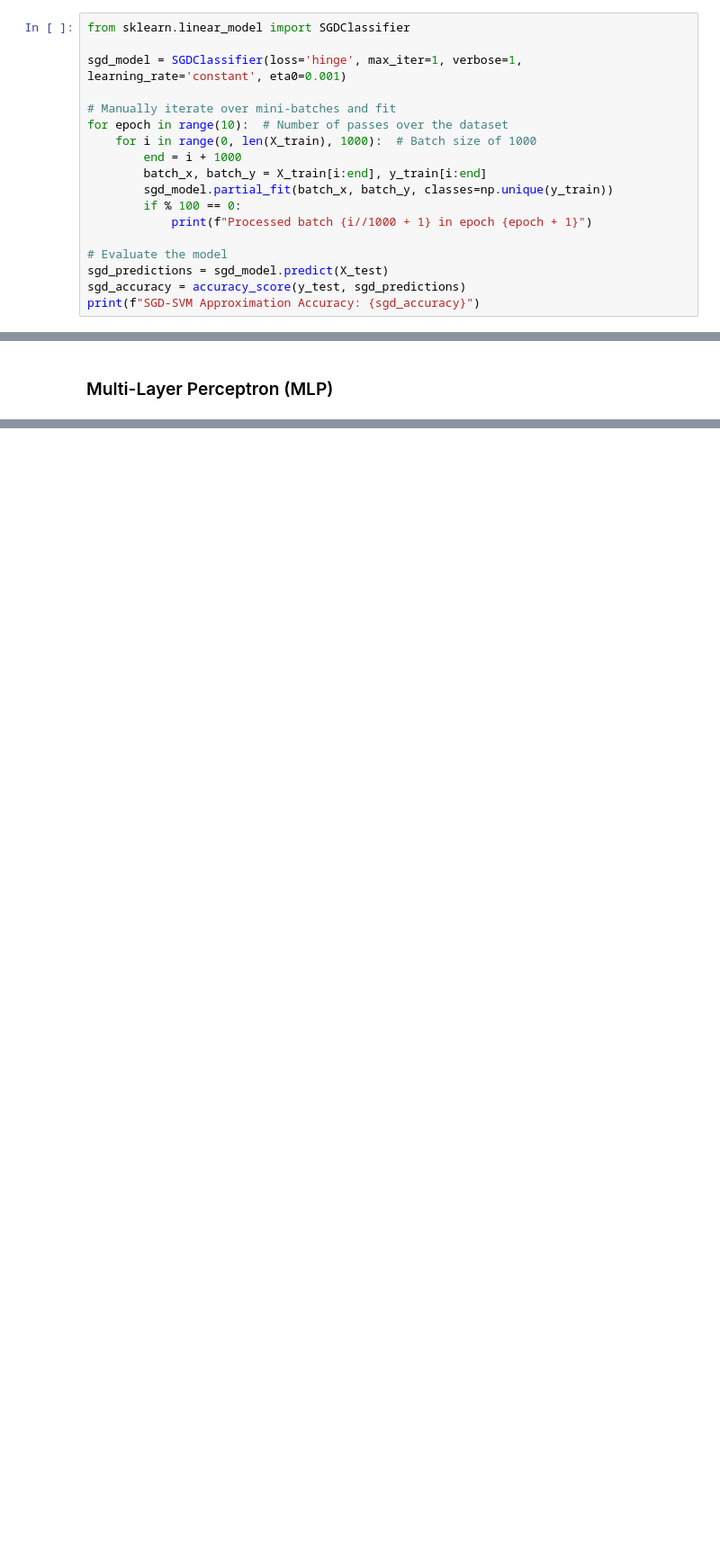
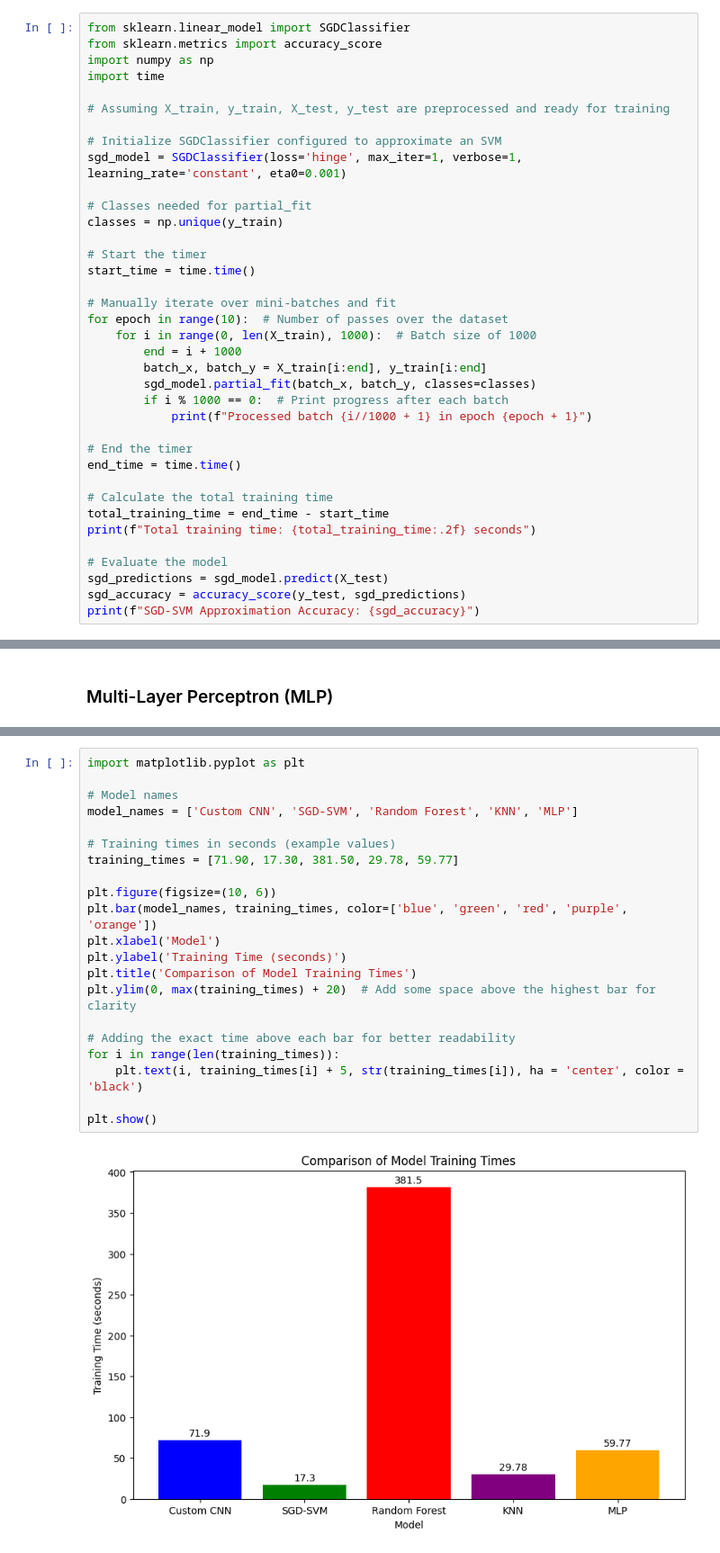
Before and after one commit to BobGanti/Machine-Learning, a Jupyter notebook: ML-Algorithn-Comparison.ipynb, the cells around one changed output, grey strips where cells are left out. Shown: that part at 90% size. Cells and saved outputs as stored; diff of their text form; blank space fills up the shorter version.

```diff
--- a/ML-Algorithn-Comparison.ipynb
+++ b/ML-Algorithn-Comparison.ipynb
@@ -421,17 +422,36 @@ Downloading data from https://storage.googleapis.com/tensorflow/tf-keras-dataset
 ### 1. Support Vector Machine (SVM)
 # %%
 from sklearn.linear_model import SGDClassifier
+from sklearn.metrics import accuracy_score
+import numpy as np
+import time
 
+# Assuming X_train, y_train, X_test, y_test are preprocessed and ready for training
+
+# Initialize SGDClassifier configured to approximate an SVM
 sgd_model = SGDClassifier(loss='hinge', max_iter=1, verbose=1, learning_rate='constant', eta0=0.001)
+
+# Classes needed for partial_fit
+classes = np.unique(y_train)
+
+# Start the timer
+start_time = time.time()
 
 # Manually iterate over mini-batches and fit
 for epoch in range(10):  # Number of passes over the dataset
     for i in range(0, len(X_train), 1000):  # Batch size of 1000
         end = i + 1000
         batch_x, batch_y = X_train[i:end], y_train[i:end]
-        sgd_model.partial_fit(batch_x, batch_y, classes=np.unique(y_train))
-        if % 100 == 0:
+        sgd_model.partial_fit(batch_x, batch_y, classes=classes)
+        if i % 1000 == 0:  # Print progress after each batch
             print(f"Processed batch {i//1000 + 1} in epoch {epoch + 1}")
+
+# End the timer
+end_time = time.time()
+
+# Calculate the total training time
+total_training_time = end_time - start_time
+print(f"Total training time: {total_training_time:.2f} seconds")
 
 # Evaluate the model
 sgd_predictions = sgd_model.predict(X_test)
@@ -535,3 +623,26 @@ plt.ylim([0.90, 1])  # Adjust limits based on your accuracy scores to better vis
 plt.show()
 # %% [output]
 [figure]
+# %%
+import matplotlib.pyplot as plt
+
+# Model names
+model_names = ['Custom CNN', 'SGD-SVM', 'Random Forest', 'KNN', 'MLP']
+
+# Training times in seconds (example values)
+training_times = [71.90, 17.30, 381.50, 29.78, 59.77]
+
+plt.figure(figsize=(10, 6))
+plt.bar(model_names, training_times, color=['blue', 'green', 'red', 'purple', 'orange'])
+plt.xlabel('Model')
+plt.ylabel('Training Time (seconds)')
+plt.title('Comparison of Model Training Times')
+plt.ylim(0, max(training_times) + 20)  # Add some space above the highest bar for clarity
+
+# Adding the exact time above each bar for better readability
+for i in range(len(training_times)):
+    plt.text(i, training_times[i] + 5, str(training_times[i]), ha = 'center', color = 'black')
+
+plt.show()
+# %% [output]
+[figure, added]
```
Also changed, not shown: parts of 13 cells of this notebook.
